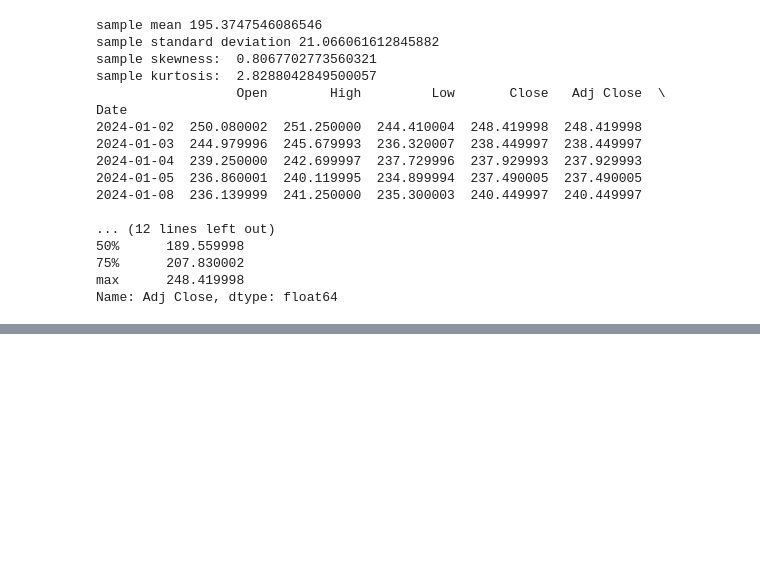
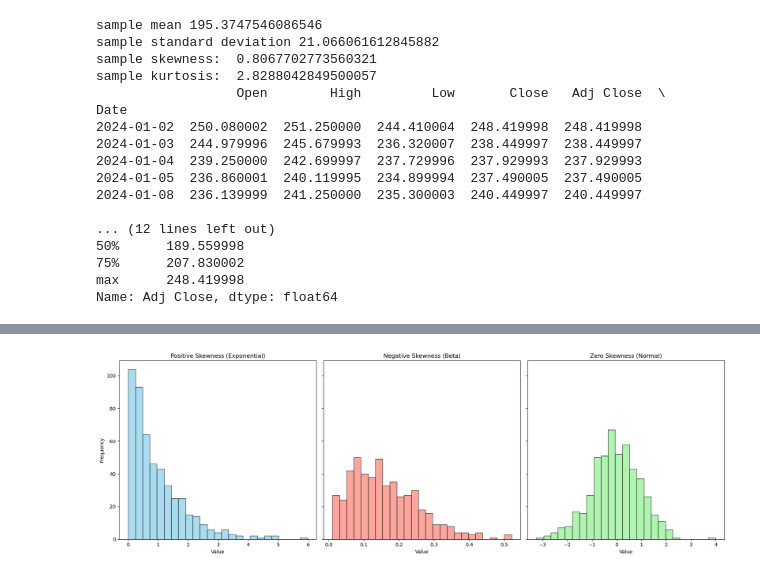
Before and after one commit to sahanajprakash/INFO6105, a Jupyter notebook: INFO6105_practice/Lecture_1_Statistical_Distributions.ipynb, the cells around one changed output, grey strips where cells are left out. Drawn from its saved outputs; the diff is of its cells as text; code cells hidden in the pictures; blank space fills up the shorter version.

```diff
--- a/INFO6105_practice/Lecture_1_Statistical_Distributions.ipynb
+++ b/INFO6105_practice/Lecture_1_Statistical_Distributions.ipynb
@@ -80,0 +122,36 @@ Name: Adj Close, dtype: float64
+# %%
+import numpy as np
+import matplotlib.pyplot as plt
+from scipy.stats import expon, beta, norm
+
+# Parameters
+size = 500  # Sample size
+
+# Generate data
+data_positive_skew = expon.rvs(scale=1, size=size)
+data_negative_skew = beta.rvs(a=2, b=10, size=size)  # a < b for negative skewness
+data_zero_skew = norm.rvs(loc=0, scale=1, size=size)
+
+# Create plots
+fig, axs = plt.subplots(1, 3, figsize=(18, 6), sharey=True)
+
+# Positive Skewness
+axs[0].hist(data_positive_skew, bins=25, color='skyblue', edgecolor='black', alpha=0.7)
+axs[0].set_title('Positive Skewness (Exponential)')
+axs[0].set_xlabel('Value')
+axs[0].set_ylabel('Frequency')
+
+# Negative Skewness
+axs[1].hist(data_negative_skew, bins=25, color='salmon', edgecolor='black', alpha=0.7)
+axs[1].set_title('Negative Skewness (Beta)')
+axs[1].set_xlabel('Value')
+
+# Zero Skewness
+axs[2].hist(data_zero_skew, bins=25, color='lightgreen', edgecolor='black', alpha=0.7)
+axs[2].set_title('Zero Skewness (Normal)')
+axs[2].set_xlabel('Value')
+
+plt.tight_layout()
+plt.show()
+# %% [output]
+[figure, added]
```
Also changed, not shown: parts of 7 cells of this notebook.
